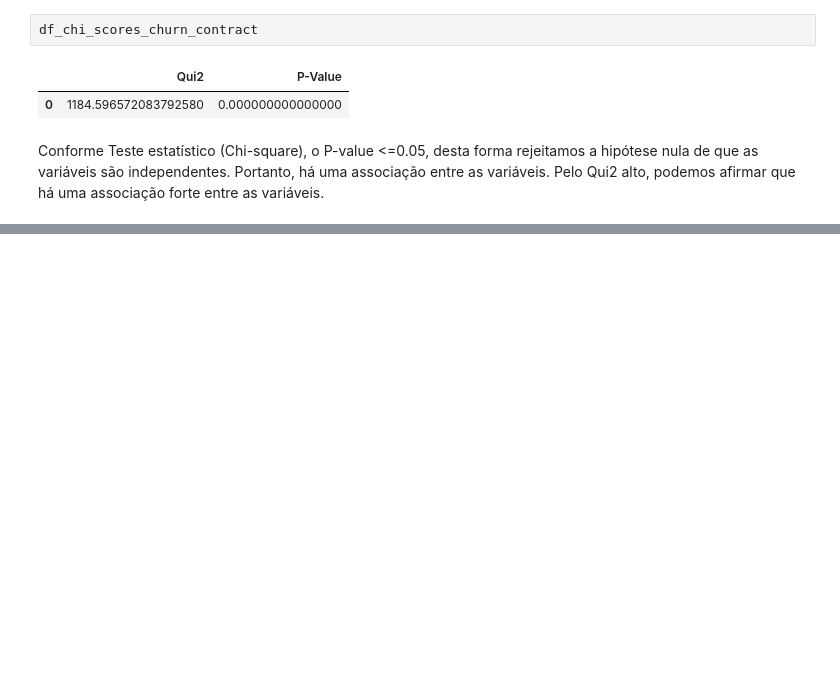
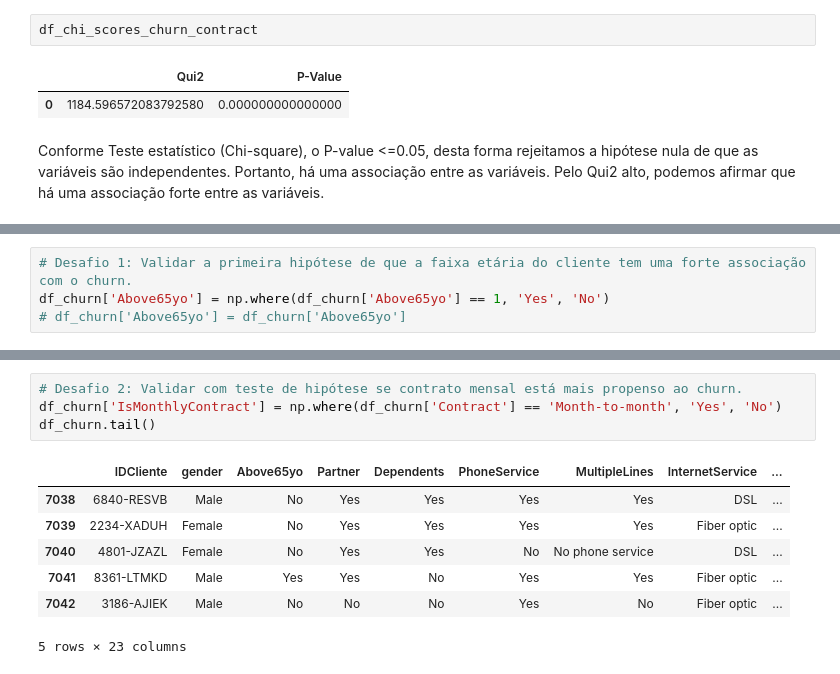
Before and after one commit to angelomedeiros/formacao-ia-analise-exploratoria-de-dados-com-panda, a Jupyter notebook: eda_churn.ipynb, the cells around one changed output, grey strips where cells are left out. Drawn from its saved outputs; the diff is of its cells as text; blank space fills up the shorter version.

```diff
--- a/eda_churn.ipynb
+++ b/eda_churn.ipynb
@@ -780,0 +891,4 @@ Conforme Teste estatístico (Chi-square), o P-value <=0.05, desta forma rejeitam
+# %%
+# Desafio 1: Validar a primeira hipótese de que a faixa etária do cliente tem uma forte associação com o churn.
+df_churn['Above65yo'] = np.where(df_churn['Above65yo'] == 1, 'Yes', 'No')
+# df_churn['Above65yo'] = df_churn['Above65yo']
@@ -780,0 +911,12 @@ Conforme Teste estatístico (Chi-square), o P-value <=0.05, desta forma rejeitam
+# %%
+# Desafio 2: Validar com teste de hipótese se contrato mensal está mais propenso ao churn.
+df_churn['IsMonthlyContract'] = np.where(df_churn['Contract'] == 'Month-to-month', 'Yes', 'No')
+df_churn.tail()
+# %% [output]
+|  | IDCliente | gender | Above65yo | Partner | Dependents | PhoneService | MultipleLines | InternetService | ... |
+| 7038 | 6840-RESVB | Male | No | Yes | Yes | Yes | Yes | DSL | ... |
+| 7039 | 2234-XADUH | Female | No | Yes | Yes | Yes | Yes | Fiber optic | ... |
+| 7040 | 4801-JZAZL | Female | No | Yes | Yes | No | No phone service | DSL | ... |
+| 7041 | 8361-LTMKD | Male | Yes | Yes | No | Yes | Yes | Fiber optic | ... |
+| 7042 | 3186-AJIEK | Male | No | No | No | Yes | No | Fiber optic | ... |
+5 rows × 23 columns
```
Also changed, not shown: parts of 24 cells of this notebook.
